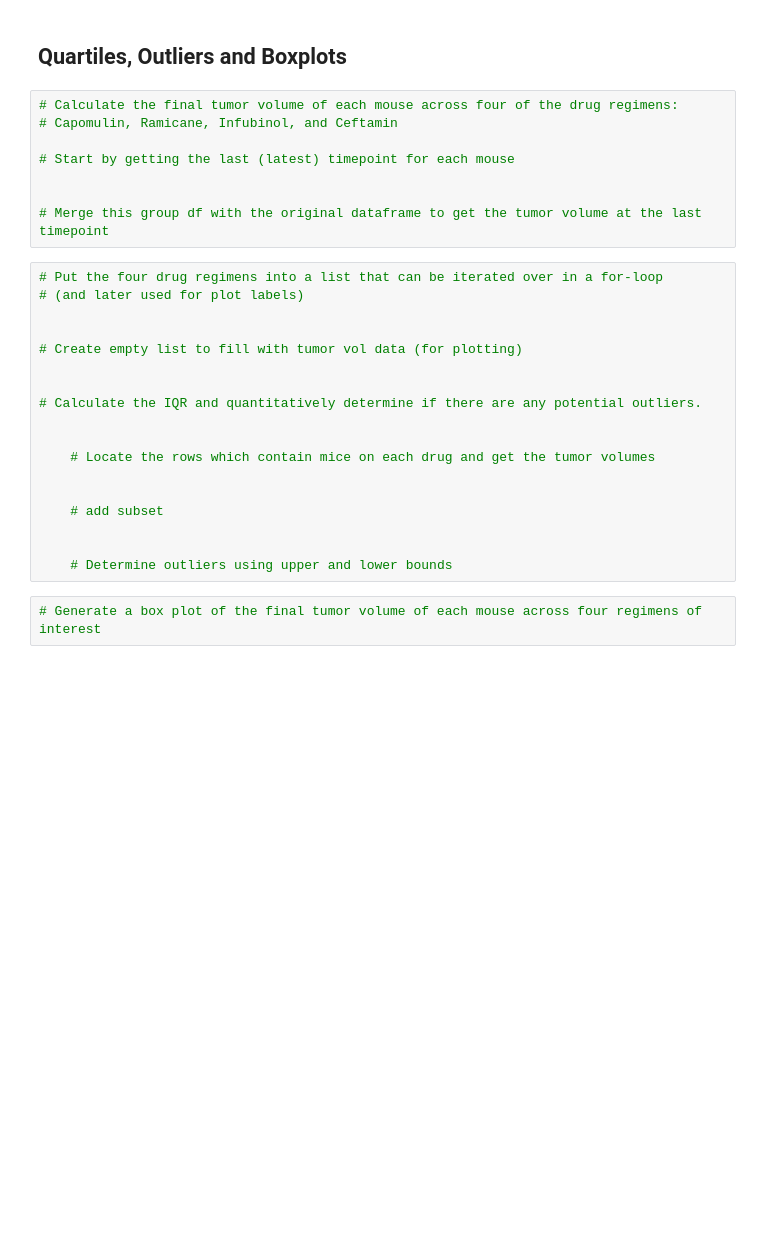
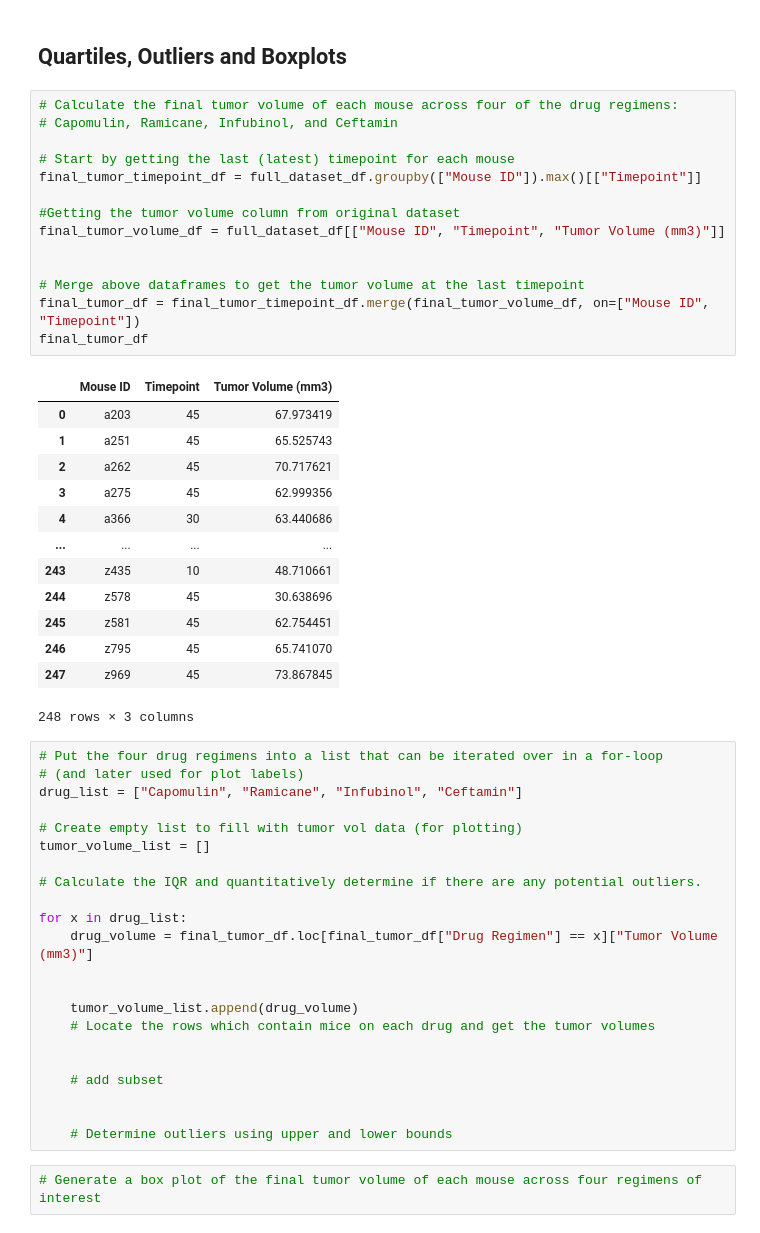
Before and after one commit to arerickson28/matplotlib-challenge, a Jupyter notebook: Pymaceuticals/pymaceuticals_starter.ipynb, the cells around one changed output. Saved outputs shown, nothing was run; the diff lists cells and outputs as text; blank space fills up the shorter version.

```diff
--- a/Pymaceuticals/pymaceuticals_starter.ipynb
+++ b/Pymaceuticals/pymaceuticals_starter.ipynb
@@ -157,22 +182,46 @@ plt.xticks(rotation = 90)
 # %%
 # Calculate the final tumor volume of each mouse across four of the drug regimens:
 # Capomulin, Ramicane, Infubinol, and Ceftamin
 
 # Start by getting the last (latest) timepoint for each mouse
+final_tumor_timepoint_df = full_dataset_df.groupby(["Mouse ID"]).max()[["Timepoint"]]
+
+#Getting the tumor volume column from original dataset
+final_tumor_volume_df = full_dataset_df[["Mouse ID", "Timepoint", "Tumor Volume (mm3)"]]
 
 
-# Merge this group df with the original dataframe to get the tumor volume at the last timepoint
+# Merge above dataframes to get the tumor volume at the last timepoint
+final_tumor_df = final_tumor_timepoint_df.merge(final_tumor_volume_df, on=["Mouse ID", "Timepoint"])
+final_tumor_df
+# %% [output]
+|  | Mouse ID | Timepoint | Tumor Volume (mm3) |
+| 0 | a203 | 45 | 67.973419 |
+| 1 | a251 | 45 | 65.525743 |
+| 2 | a262 | 45 | 70.717621 |
+| 3 | a275 | 45 | 62.999356 |
+| 4 | a366 | 30 | 63.440686 |
+| ... | ... | ... | ... |
+| 243 | z435 | 10 | 48.710661 |
+| 244 | z578 | 45 | 30.638696 |
+| 245 | z581 | 45 | 62.754451 |
+| 246 | z795 | 45 | 65.741070 |
+| 247 | z969 | 45 | 73.867845 |
+248 rows × 3 columns
 # %%
 # Put the four drug regimens into a list that can be iterated over in a for-loop
 # (and later used for plot labels)
-
+drug_list = ["Capomulin", "Ramicane", "Infubinol", "Ceftamin"]
 
 # Create empty list to fill with tumor vol data (for plotting)
-
+tumor_volume_list = []
 
 # Calculate the IQR and quantitatively determine if there are any potential outliers.
 
+for x in drug_list:
+    drug_volume = final_tumor_df.loc[final_tumor_df["Drug Regimen"] == x]["Tumor Volume (mm3)"]
 
+
+    tumor_volume_list.append(drug_volume)
     # Locate the rows which contain mice on each drug and get the tumor volumes
 
 
```
Also changed, not shown: parts of 1 cell of this notebook.
